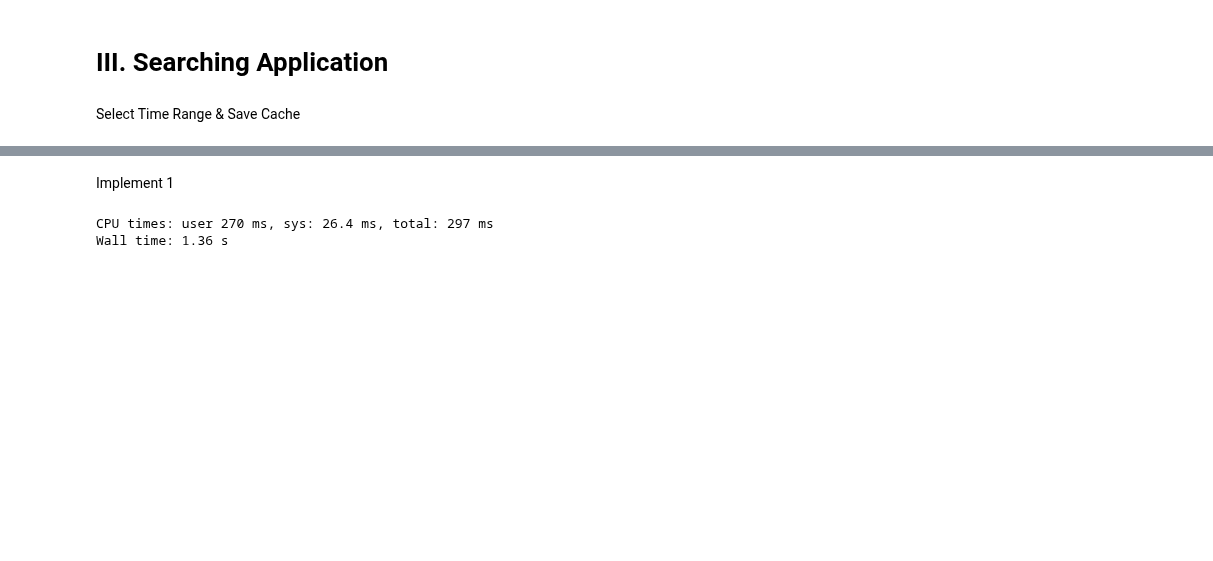
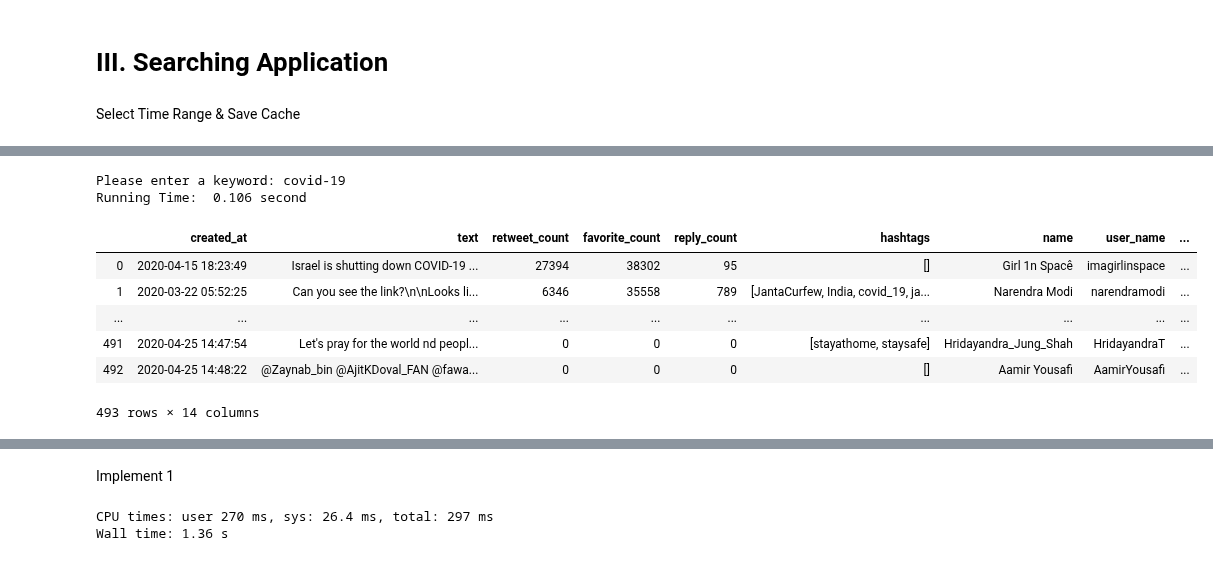
Before and after one commit to Hui-Dora-Wang/Search-Application-on-Twitter, a Jupyter notebook: search_app.ipynb, the cells around one changed output, grey strips where cells are left out. Saved outputs shown, nothing was run; the diff lists cells and outputs as text; code cells hidden in the pictures; blank space fills up the shorter version.

Commit message:
fixed cache and search as function
cache can hold 10 keyword / measure time after user input the keyword or range

```diff
--- a/search_app.ipynb
+++ b/search_app.ipynb
@@ -303,6 +303,10 @@ user_table
 # %% [markdown]
 Select Time Range & Save Cache
 # %%
+import time
+import datetime
+import timeit
+
 # set for storing keyword
 stored_keyword = set()
 stored_hashtag = set()
@@ -314,6 +318,9 @@ dict_date = {}
 
 # function: store dataframe in dictionary
 def put_into_cache(keyword, df, dict_set) :
+    if (len(dict_set) == 10): # we can hold 10 caches if it over, we deleted oldest one
+        del dict_set[list(dict_set.keys())[0]]
+
     dict_set[keyword] = df.to_dict()
 # %%
 # function: read cache from dictionary to dataframe
@@ -463,0 +445,12 @@ Wall time: 6.98 ms
+# %%
+text_search()
+# %% [output]
+Please enter a keyword: covid-19
+Running Time:  0.106 second
+|  | created_at | text | retweet_count | favorite_count | reply_count | hashtags | name | user_name | ... |
+| 0 | 2020-04-15 18:23:49 | Israel is shutting down COVID-19 ... | 27394 | 38302 | 95 | [] | Girl 1n Spacê | imagirlinspace | ... |
+| 1 | 2020-03-22 05:52:25 | Can you see the link?\n\nLooks li... | 6346 | 35558 | 789 | [JantaCurfew, India, covid_19, ja... | Narendra Modi | narendramodi | ... |
+| ... | ... | ... | ... | ... | ... | ... | ... | ... | ... |
+| 491 | 2020-04-25 14:47:54 | Let's pray for the world nd peopl... | 0 | 0 | 0 | [stayathome, staysafe] | Hridayandra_Jung_Shah | HridayandraT | ... |
+| 492 | 2020-04-25 14:48:22 | @Zaynab_bin @AjitKDoval_FAN @fawa... | 0 | 0 | 0 | [] | Aamir Yousafi | AamirYousafi | ... |
+493 rows × 14 columns
```
Also changed, not shown: parts of 9 cells of this notebook.
